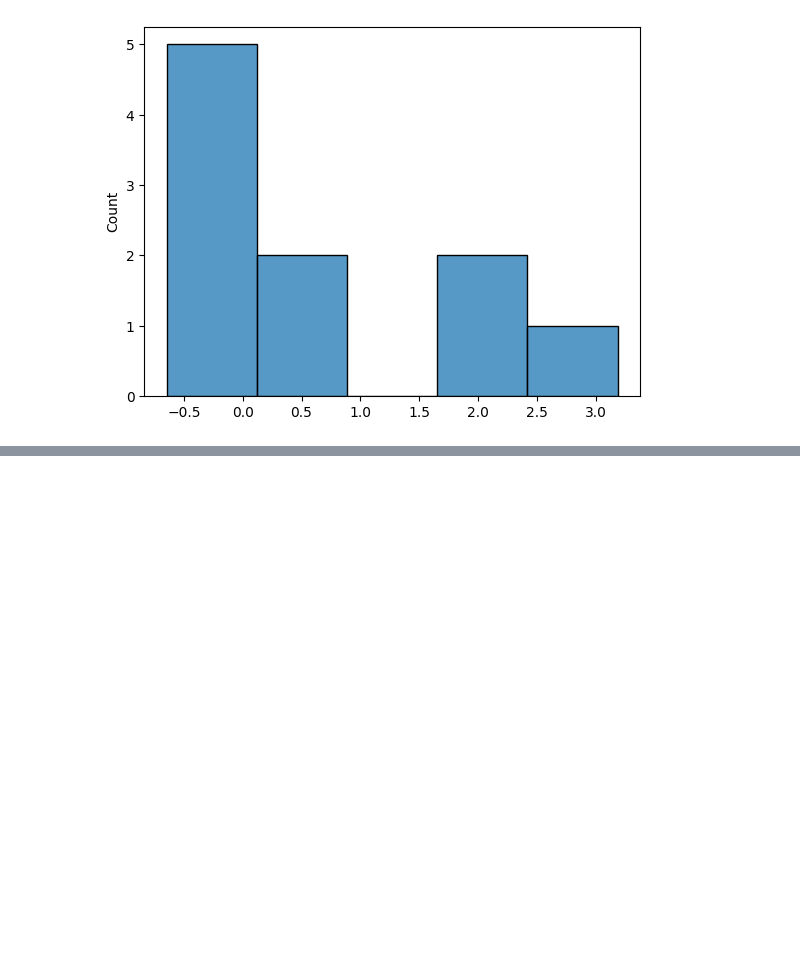
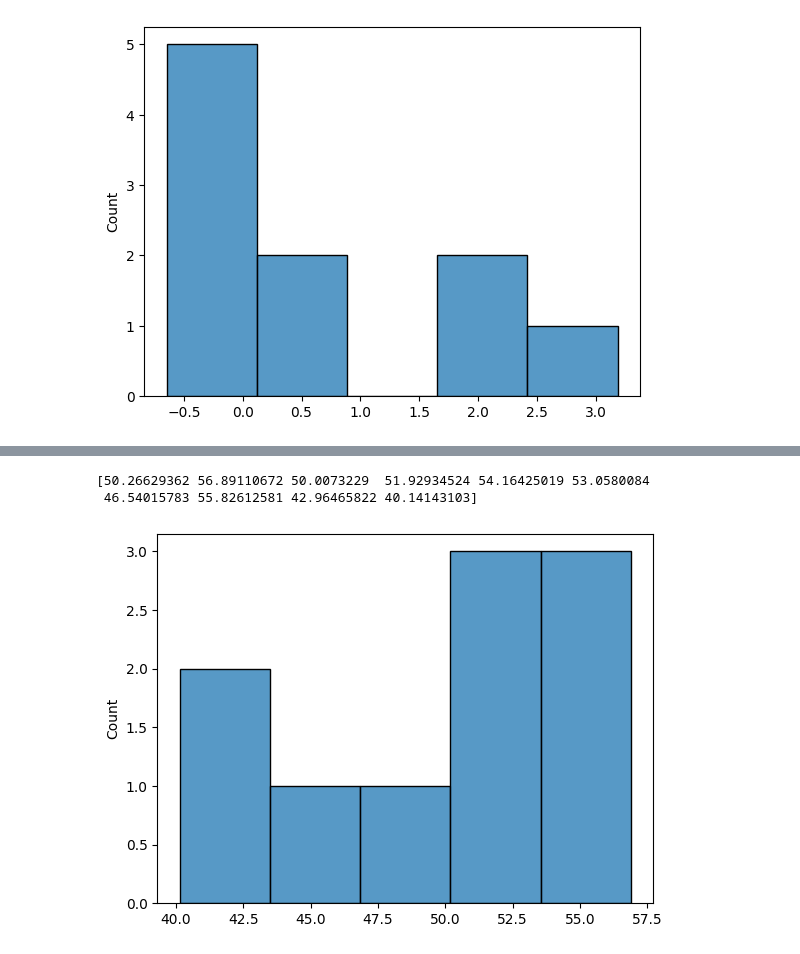
Before and after one commit to wahidali4321/python-for-machine-learning, a Jupyter notebook: Untitled-1.ipynb, the cells around one changed output, grey strips where cells are left out. Saved outputs shown, nothing was run; the diff lists cells and outputs as text; code cells hidden in the pictures; blank space fills up the shorter version.

Commit message:
Normal distribution

```diff
--- a/Untitled-1.ipynb
+++ b/Untitled-1.ipynb
@@ -737,0 +738,16 @@ TypeError: choice() got an unexpected keyword argument 'mean'
+# %%
+import matplotlib.pyplot as plt
+from numpy import random
+import seaborn as sns
+
+x = random.normal(size=10, loc=50, scale=5)
+
+print(x)
+
+sns.histplot(x)
+
+plt.show()
+# %% [output]
+[50.26629362 56.89110672 50.0073229  51.92934524 54.16425019 53.0580084
+ 46.54015783 55.82612581 42.96465822 40.14143103]
+[figure, added]
```
Also changed, not shown: parts of 1 cell of this notebook.
